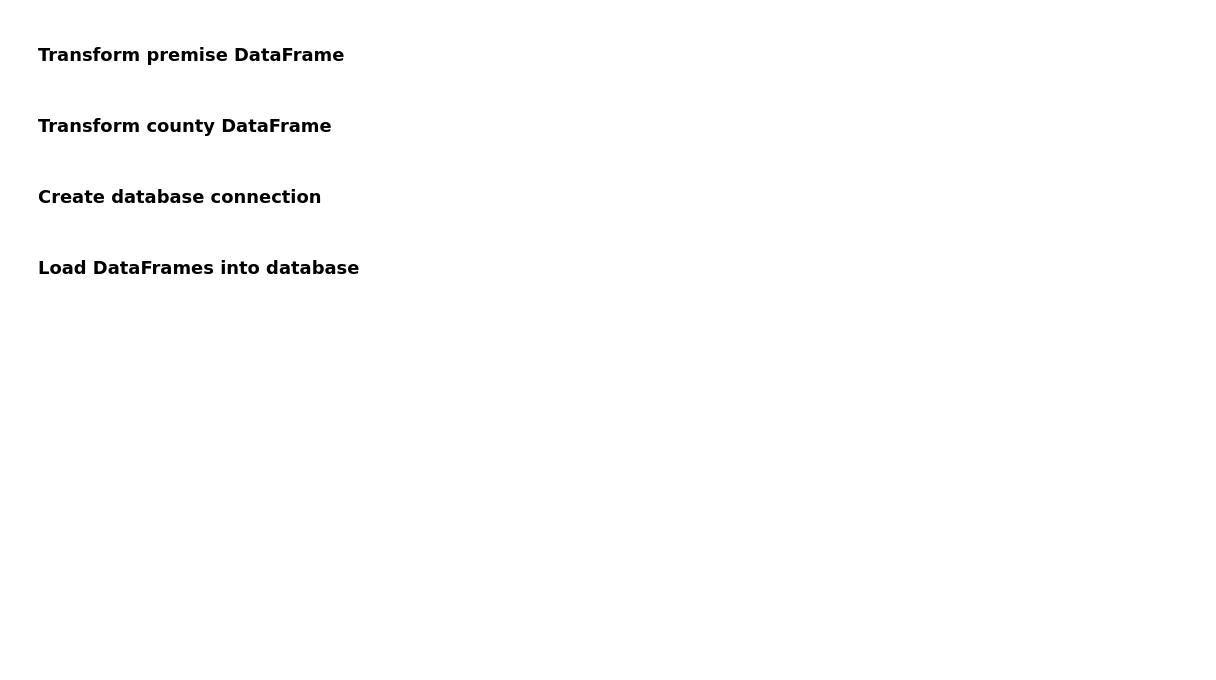
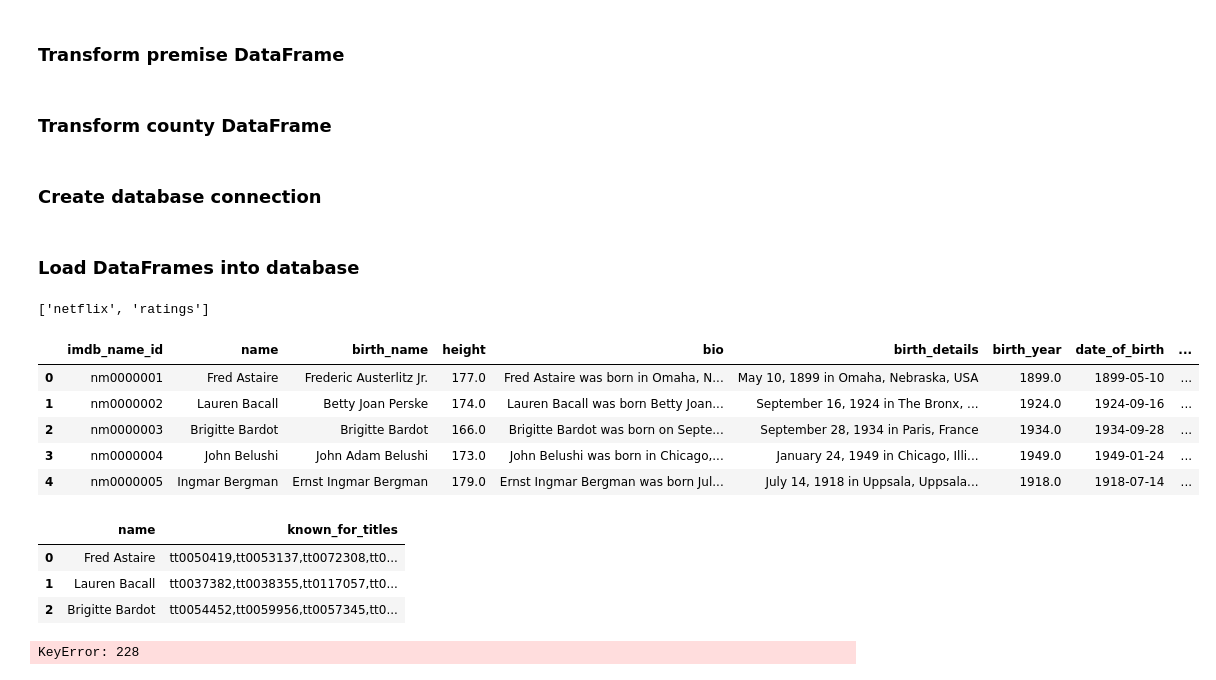
Before and after one commit to hsaka1993/ETLNetflixProject, a Jupyter notebook: final_movie_dataframe.ipynb, the cells around one changed output. Cells and saved outputs as stored; diff of their text form; code cells hidden in the pictures; blank space fills up the shorter version.

```diff
--- a/final_movie_dataframe.ipynb
+++ b/final_movie_dataframe.ipynb
@@ -400,3 +556,9 @@ memory usage: 226.3+ KB
 ### Create database connection
 # %% [markdown]
 ### Load DataFrames into database
+# %%
+rds_connection_string = "postgres:1117@localhost:5432/netflix_db"
+engine = create_engine(f'postgresql://{rds_connection_string}')
+engine.table_names()
+# %% [output]
+['netflix', 'ratings']
@@ -402,0 +572,37 @@ memory usage: 226.3+ KB
+# %%
+actor_file = 'IMDb names.csv'
+actors_df = pd.read_csv(actor_file)
+actors_df.head()
+#
+#final_movie_df.head()
+# %% [output]
+|  | imdb_name_id | name | birth_name | height | bio | birth_details | birth_year | date_of_birth | ... |
+| 0 | nm0000001 | Fred Astaire | Frederic Austerlitz Jr. | 177.0 | Fred Astaire was born in Omaha, N... | May 10, 1899 in Omaha, Nebraska, USA | 1899.0 | 1899-05-10 | ... |
+| 1 | nm0000002 | Lauren Bacall | Betty Joan Perske | 174.0 | Lauren Bacall was born Betty Joan... | September 16, 1924 in The Bronx, ... | 1924.0 | 1924-09-16 | ... |
+| 2 | nm0000003 | Brigitte Bardot | Brigitte Bardot | 166.0 | Brigitte Bardot was born on Septe... | September 28, 1934 in Paris, France | 1934.0 | 1934-09-28 | ... |
+| 3 | nm0000004 | John Belushi | John Adam Belushi | 173.0 | John Belushi was born in Chicago,... | January 24, 1949 in Chicago, Illi... | 1949.0 | 1949-01-24 | ... |
+| 4 | nm0000005 | Ingmar Bergman | Ernst Ingmar Bergman | 179.0 | Ernst Ingmar Bergman was born Jul... | July 14, 1918 in Uppsala, Uppsala... | 1918.0 | 1918-07-14 | ... |
+# %%
+short_actors_df = actors_df[['name', 'known_for_titles']]
+short_actors_df.iloc[0:3]
+# %% [output]
+|  | name | known_for_titles |
+| 0 | Fred Astaire | tt0050419,tt0053137,tt0072308,tt0... |
+| 1 | Lauren Bacall | tt0037382,tt0038355,tt0117057,tt0... |
+| 2 | Brigitte Bardot | tt0054452,tt0059956,tt0057345,tt0... |
+# %%
+# df4 = final_movie_df.copy()
+# for i, row in final_movie_df.iterrows():
+#     tmp = short_actors_df[short_actors_df['known_for_titles'].str.contains(row['imdb_id'])]
+#     df4.loc[i, 'Amount'] = tmp['Amount'].values[0]
+
+
+
+df4 = short_actors_df.copy()
+df4['titles'] = [val for idx, val in enumerate(final_movie_df['imdb_id']) if val in short_actors_df['known_for_titles'][idx]]
+df_m4 = final_movie_df.merge(df4[['imdb_id', 'known_for_titles']], on='imdb_id')
+
+# short_actors_df = pd.merge(short_actors_df, final_movie_df,left_on =
+# ['known_for_titles'], right_on = ['imdb_id'])
+# %% [output]
+KeyError: 228
```
Also changed, not shown: parts of 26 cells of this notebook, 5 other files.
